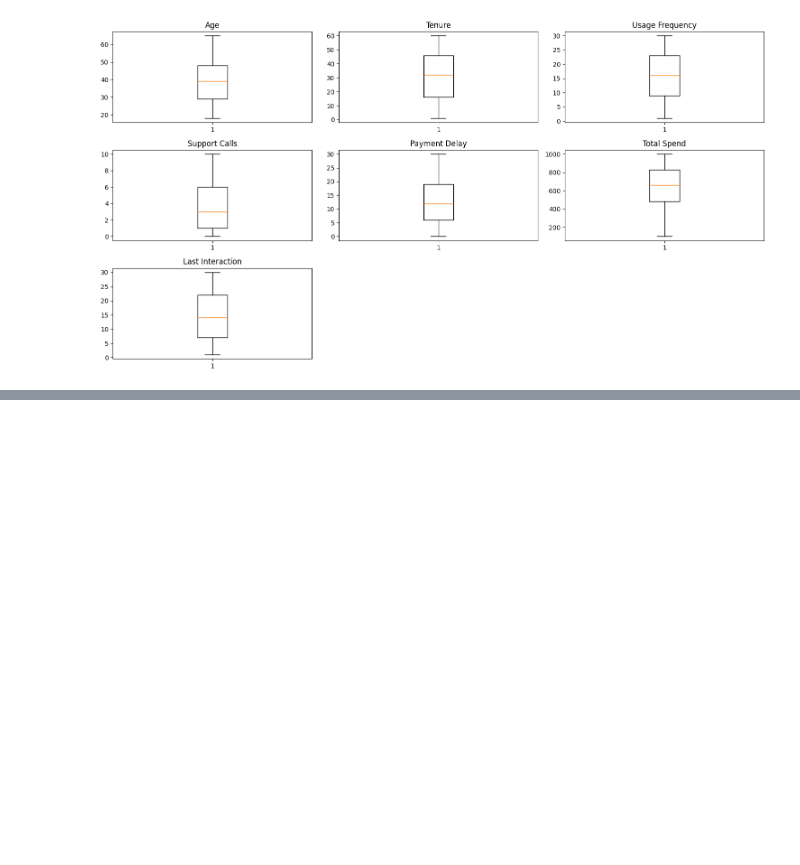
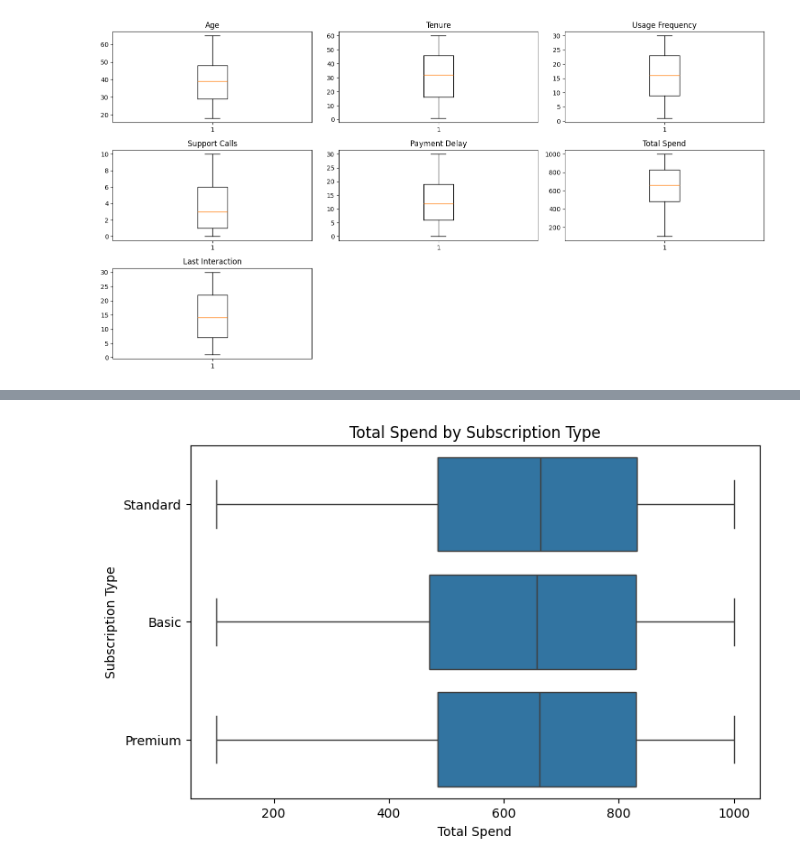
Before and after one commit to Samhitha-Jasti/churn-retention-forecasting, a Jupyter notebook: notebooks/DataExploration.ipynb, the cells around one changed output, grey strips where cells are left out. Saved outputs shown, nothing was run; the diff lists cells and outputs as text; code cells hidden in the pictures; blank space fills up the shorter version.

Commit message:
Data explore2

```diff
--- a/notebooks/DataExploration.ipynb
+++ b/notebooks/DataExploration.ipynb
@@ -133,0 +178,11 @@ plt.show()
+# %%
+plt.figure(figsize=(8, 5))
+sns.boxplot(
+    x='Total Spend',
+    y='Subscription Type',
+    data=data
+)
+plt.title('Total Spend by Subscription Type')
+plt.show()
+# %% [output]
+[figure, added]
```
Also changed, not shown: parts of 3 cells of this notebook.
